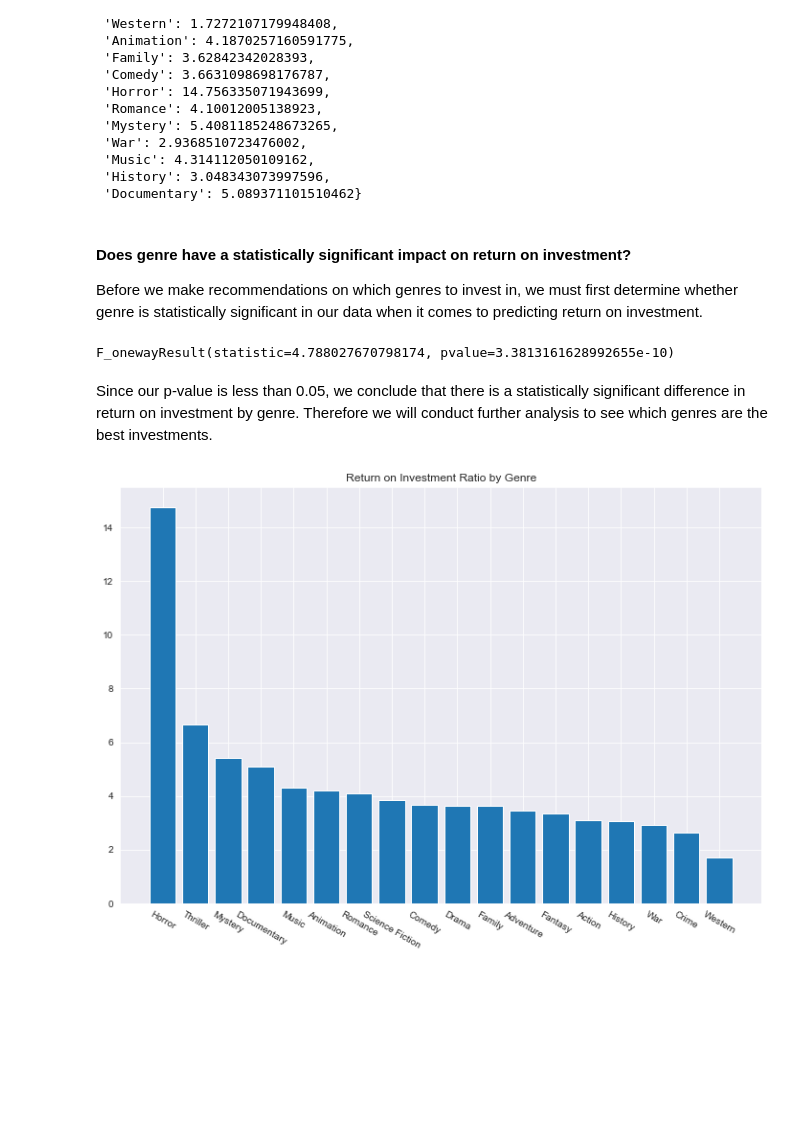
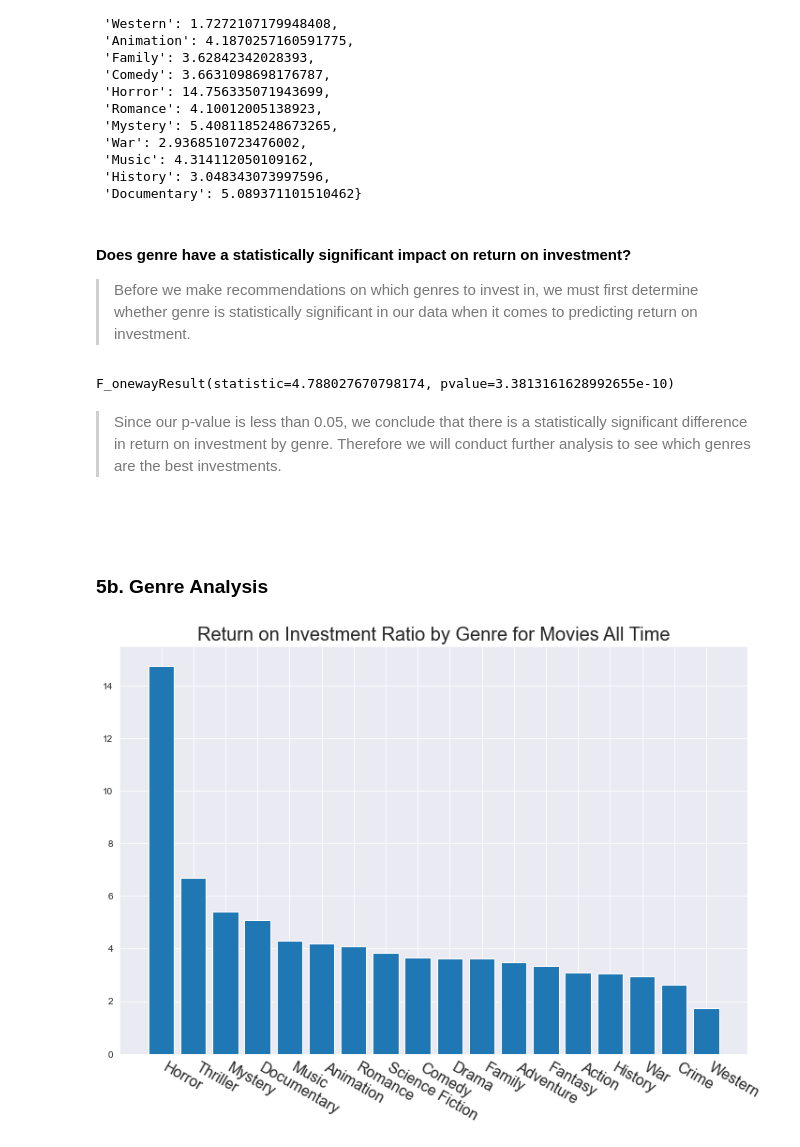
Before and after one commit to xuqc01/Movie-Data-Analysis, a Jupyter notebook: movie-data-analysis.ipynb, the cells around one changed output. Drawn from its saved outputs; the diff is of its cells as text; code cells hidden in the pictures; blank space fills up the shorter version.

```diff
--- a/movie-data-analysis.ipynb
+++ b/movie-data-analysis.ipynb
@@ -124,10 +156,11 @@ columns_to_drop = ['index',
                     'movie',
                     'production_budget',
                     'foreign_gross',
-                    'death_year']
+                    'death_year',
+                    'original_language']
 movies.drop(columns_to_drop, axis=1, inplace=True)
 
 # Remove rows that have missing values
 movies.dropna(inplace=True)
-movies.info()
+movies.head()
 # %% [output]
@@ -154,0 +179,4 @@ memory usage: 109.6+ KB
+# %%
+# x, y, and title size for plotting
+title_size = 20
+label_size = 16
@@ -308,29 +368,3 @@ movies['genre_ids'] = movies['genre_ids'].apply(lambda x: [tmdb_genres_swap.get(
 # Resetting index and dropping duplicate columns again after removing rows
 movies.reset_index(inplace=True)
 movies.drop(['index'], axis=1, inplace=True)
-# %%
-genre_n_revenue = {}
-
-"""
-Loops through each movie and appends a list of revenues associated with each of the movies' genres
-The dictionary will result in keys representing the genres and the values being a list of revenues
-"""
-for row in movies.index:
-    g_ids = movies.iloc[row]['genre_ids']
-    rev = movies.iloc[row]['revenue']
-    for g in g_ids:
-        if g in genre_n_revenue.keys():
-            genre_n_revenue[g] = np.append(genre_n_revenue[g], rev)
-        else:
-            genre_n_revenue[g] = np.array([rev])
-
-genre_and_revenue_average = {}
-
-# Adds a key (genre) and value (average revenue) to the genre_and_revenue_average dictionary
-for g in genre_n_revenue.keys():
-    genre_and_revenue_average[g] = genre_n_revenue[g].mean()
-
-fig, ax = plt.subplots()
-ax.bar(genre_and_revenue_average.keys(), genre_and_revenue_average.values())
-ax.set_title('Average movie revenue by genre')
-ax.set_xticklabels(genre_and_revenue_average.keys(), rotation=-35, ha='left');
@@ -385,23 +407,27 @@ genre_rois_average
  'Documentary': 5.089371101510462}
 # %% [markdown]
 #### Does genre have a statistically significant impact on return on investment?
-Before we make recommendations on which genres to invest in, we must first determine whether genre is statistically significant in our data when it comes to predicting return on investment.
+> Before we make recommendations on which genres to invest in, we must first determine whether genre is statistically significant in our data when it comes to predicting return on investment.
 # %%
 stats.f_oneway(*genre_rois.values())
 # %% [output]
 F_onewayResult(statistic=4.788027670798174, pvalue=3.3813161628992655e-10)
 # %% [markdown]
-Since our p-value is less than 0.05, we conclude that there is a statistically significant difference in return on investment by genre. Therefore we will conduct further analysis to see which genres are the best investments.
+> Since our p-value is less than 0.05, we conclude that there is a statistically significant difference in return on investment by genre. Therefore we will conduct further analysis to see which genres are the best investments.
+# %% [markdown]
+ ##
+# %% [markdown]
+### 5b. Genre Analysis
 # %%
 genre_ids = list(genre_rois_average.keys())
 rois = list(genre_rois_average.values())
 genres_and_rois = pd.DataFrame(data=rois, index=genre_ids, columns={'Return on Investment'})
 genres_and_rois.sort_values(by='Return on Investment', ascending=False, inplace=True)
 
 fig, ax = plt.subplots(figsize=(12,8))
 ax.bar(genres_and_rois.index, genres_and_rois['Return on Investment'])
-ax.set_title('Return on Investment Ratio by Genre')
-ax.set_xticklabels(genres_and_rois.index, rotation=-30, ha='center');
+ax.set_title('Return on Investment Ratio by Genre for Movies All Time', fontsize=title_size)
+ax.set_xticklabels(genres_and_rois.index, rotation=-30, fontsize=label_size, ha='left');
 # %% [output]
-[figure, old version]
+[figure, new version]
 # %% [markdown]
```
Also changed, not shown: parts of 53 cells of this notebook.
